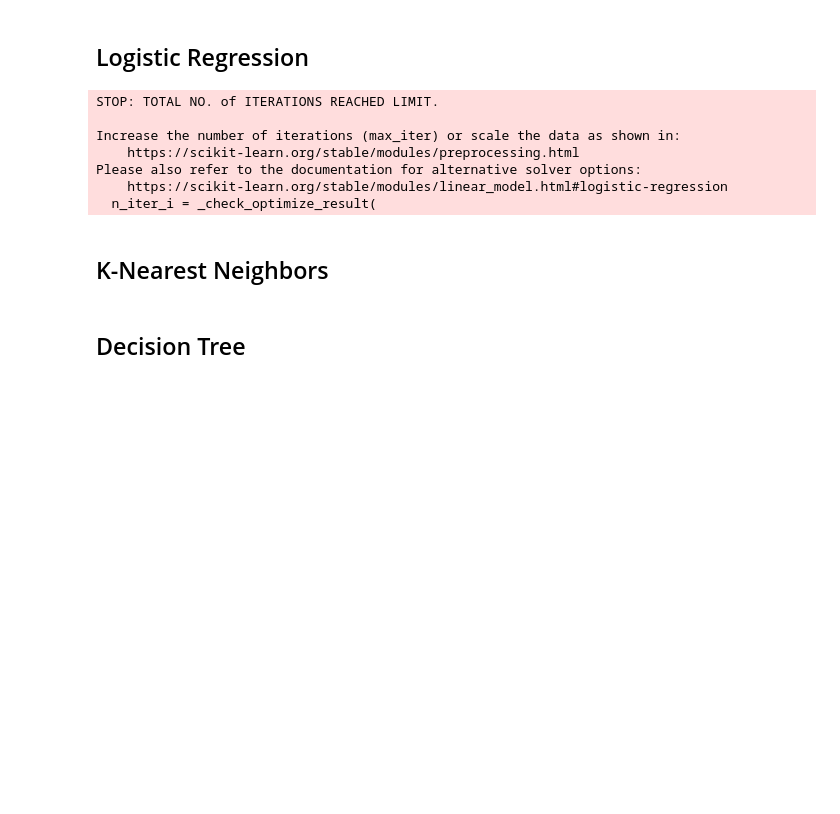
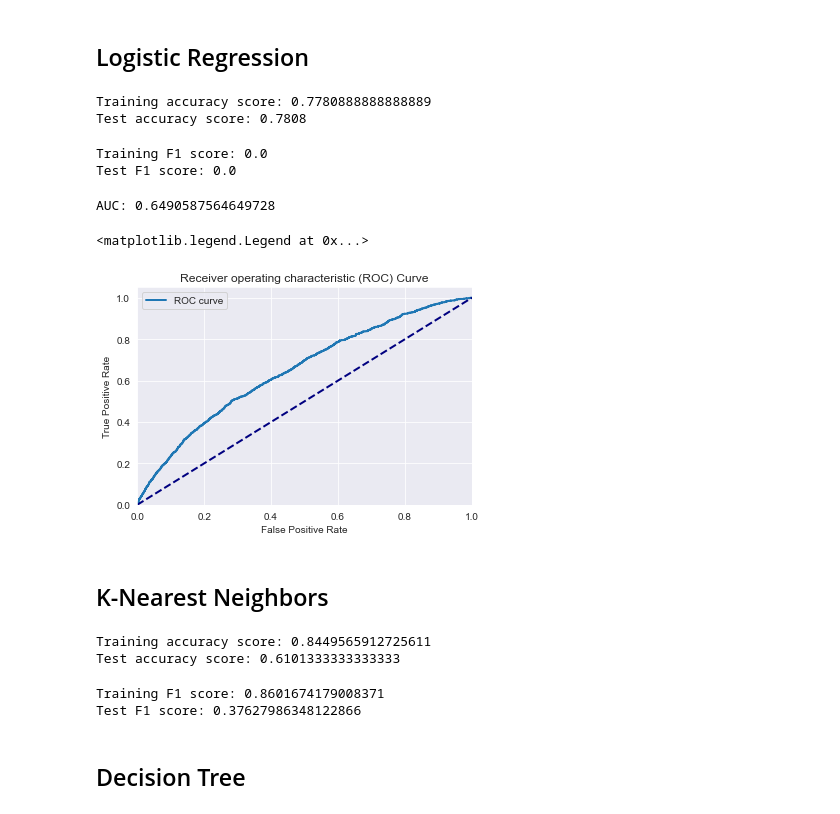
Before and after one commit to ghcn345/Credit-Card-Default-Prediction, a Jupyter notebook: project_CCFraud.ipynb, the cells around one changed output. Saved outputs shown, nothing was run; the diff lists cells and outputs as text; code cells hidden in the pictures; blank space fills up the shorter version.

```diff
--- a/project_CCFraud.ipynb
+++ b/project_CCFraud.ipynb
@@ -94,3 +119,8 @@ X = df[col]
 y = df.Class
 # %%
 X_train, X_test, y_train, y_test = train_test_split(X, y, random_state=34)
+# %%
+from imblearn.over_sampling import SMOTE ADASYN
+
+smote = SMOTE()
+X_train, y_train = smote.fit_sample(X_train, y_train)
@@ -101,19 +134,54 @@ X_train, X_test, y_train, y_test = train_test_split(X, y, random_state=34)
 # %%
 from sklearn.linear_model import LogisticRegression
 # %%
-lr = LogisticRegression()
+#lr = LogisticRegression()
+lr = LogisticRegression(fit_intercept=False, C=1e12, solver='liblinear')
 lr.fit(X_train, y_train)
 
 train_pred_lr = lr.predict(X_train)
 test_pred_lr = lr.predict(X_test)
-# %% [output]
-STOP: TOTAL NO. of ITERATIONS REACHED LIMIT.
-
-Increase the number of iterations (max_iter) or scale the data as shown in:
-    https://scikit-learn.org/stable/modules/preprocessing.html
-Please also refer to the documentation for alternative solver options:
-    https://scikit-learn.org/stable/modules/linear_model.html#logistic-regression
-  n_iter_i = _check_optimize_result(
+# %%
+train_accu_lr = accuracy_score(y_train, train_pred_lr)
+test_accu_lr = accuracy_score(y_test, test_pred_lr)
+
+print('Training accuracy score: {}'.format(train_accu_lr))
+print('Test accuracy score: {}'.format(test_accu_lr))
+# %% [output]
+Training accuracy score: 0.7780888888888889
+Test accuracy score: 0.7808
+# %%
+train_f1_lr = f1_score(y_train, train_pred_lr)
+test_f1_lr = f1_score(y_test, test_pred_lr)
+
+print('Training F1 score: {}'.format(train_f1_lr))
+print('Test F1 score: {}'.format(test_f1_lr))
+# %% [output]
+Training F1 score: 0.0
+Test F1 score: 0.0
+# %%
+y_score = lr.decision_function(X_test)
+
+fpr, tpr, thresholds = roc_curve(y_test, y_score)
+# %%
+ print('AUC: {}'.format(auc(fpr, tpr)))
+# %% [output]
+AUC: 0.6490587564649728
+# %%
+sns.set_style('darkgrid')
+# %%
+plt.plot(fpr, tpr, lw=2, label='ROC curve')
+plt.plot([0, 1], [0, 1], c='navy', lw=2, linestyle='--')
+plt.xlim([0.0, 1.0])
+plt.ylim([0.0, 1.05])
+
+
+plt.xlabel('False Positive Rate')
+plt.ylabel('True Positive Rate')
+plt.title('Receiver operating characteristic (ROC) Curve')
+plt.legend()
+# %% [output]
+<matplotlib.legend.Legend at 0x...>
+[figure, added]
 # %% [markdown]
 ## K-Nearest Neighbors
 # %%
@@ -124,6 +192,24 @@ knn.fit(X_train, y_train)
 
 train_pred_knn = knn.predict(X_train)
 test_pred_knn = knn.predict(X_test)
+# %%
+train_accu_knn = accuracy_score(y_train, train_pred_knn)
+test_accu_knn = accuracy_score(y_test, test_pred_knn)
+
+print('Training accuracy score: {}'.format(train_accu_knn))
+print('Test accuracy score: {}'.format(test_accu_knn))
+# %% [output]
+Training accuracy score: 0.8449565912725611
+Test accuracy score: 0.6101333333333333
+# %%
+train_f1_knn = f1_score(y_train, train_pred_knn)
+test_f1_knn = f1_score(y_test, test_pred_knn)
+
+print('Training F1 score: {}'.format(train_f1_knn))
+print('Test F1 score: {}'.format(test_f1_knn))
+# %% [output]
+Training F1 score: 0.8601674179008371
+Test F1 score: 0.37627986348122866
 # %% [markdown]
 ## Decision Tree
 # %%
```
Also changed, not shown: parts of 15 cells of this notebook.
